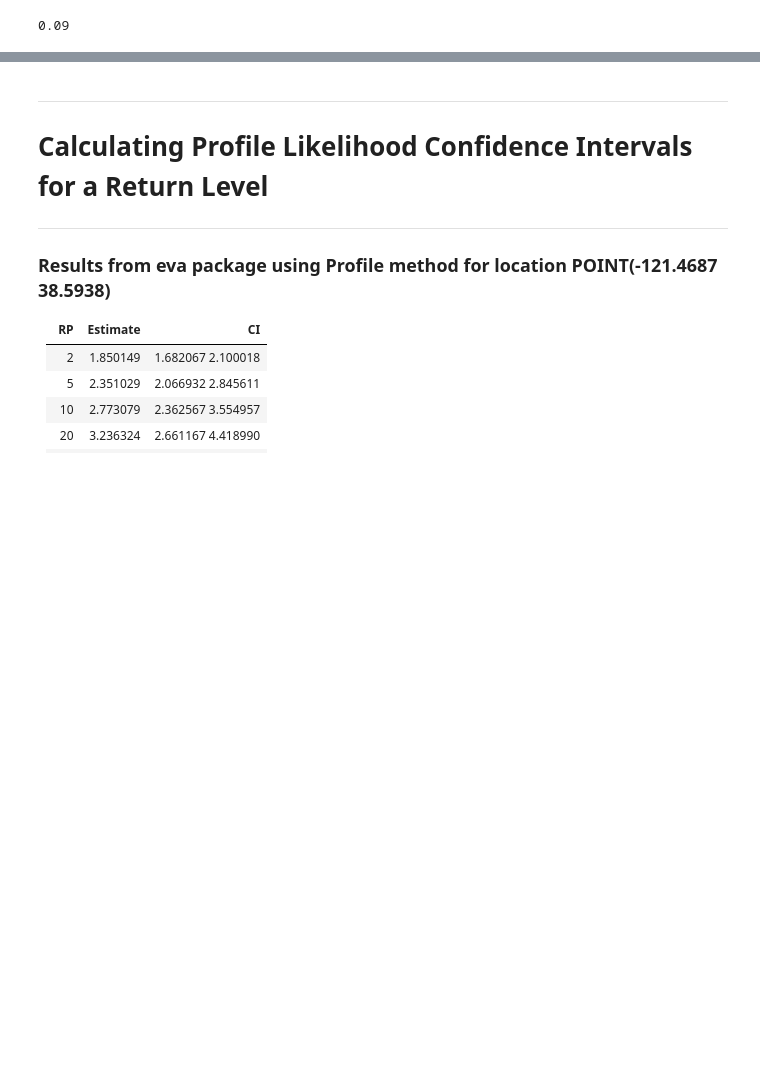
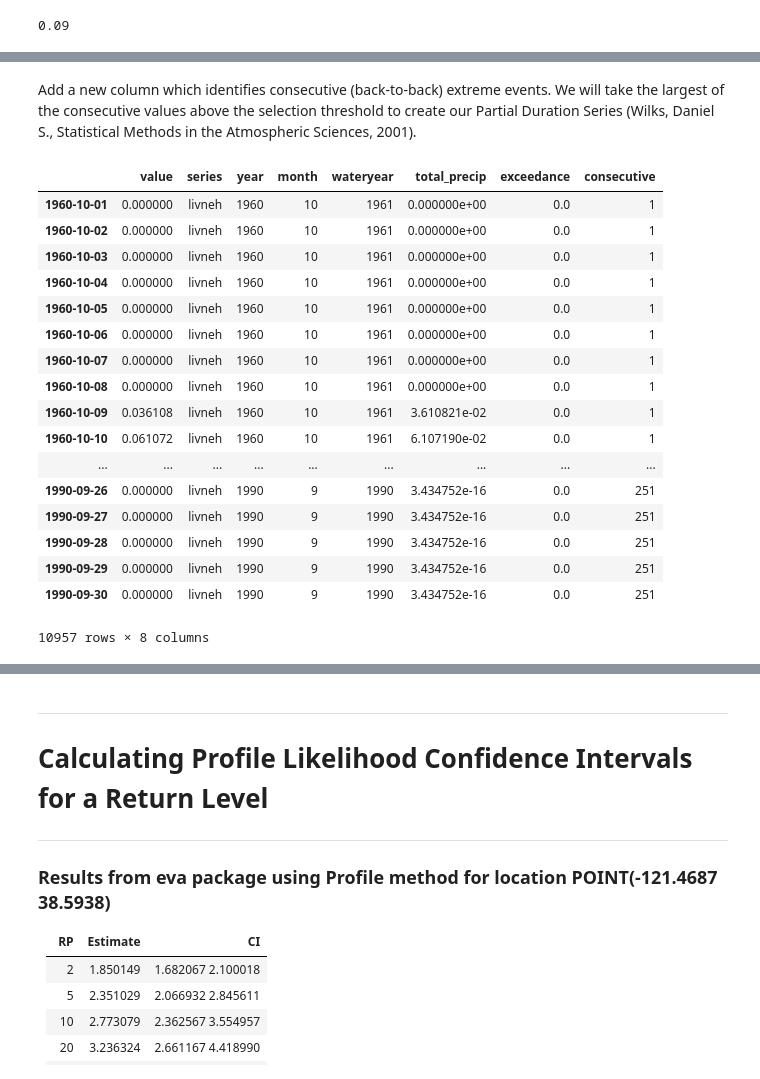
Before and after one commit to berkeley-gif/caladapt-docs, a Jupyter notebook: cookbook/precip_extreme_value_analysis-POT.ipynb, the cells around one changed output, grey strips where cells are left out. Drawn from its saved outputs; the diff is of its cells as text; code cells hidden in the pictures; blank space fills up the shorter version.

```diff
--- a/cookbook/precip_extreme_value_analysis-POT.ipynb
+++ b/cookbook/precip_extreme_value_analysis-POT.ipynb
@@ -184,0 +294,24 @@ baselineDF.loc[baselineDF['value'] > threshold_minAMS].value.plot()
+# %% [markdown]
+Add a new column which identifies consecutive (back-to-back) extreme events. We will take the largest of the consecutive values above the selection threshold to create our Partial Duration Series (Wilks, Daniel S., Statistical Methods in the Atmospheric Sciences, 2001).
+# %%
+baselineDF['consecutive'] = (baselineDF.exceedance.shift(1) != baselineDF.exceedance).astype(int).cumsum()
+baselineDF
+# %% [output]
+|  | value | series | year | month | wateryear | total_precip | exceedance | consecutive |
+| 1960-10-01 | 0.000000 | livneh | 1960 | 10 | 1961 | 0.000000e+00 | 0.0 | 1 |
+| 1960-10-02 | 0.000000 | livneh | 1960 | 10 | 1961 | 0.000000e+00 | 0.0 | 1 |
+| 1960-10-03 | 0.000000 | livneh | 1960 | 10 | 1961 | 0.000000e+00 | 0.0 | 1 |
+| 1960-10-04 | 0.000000 | livneh | 1960 | 10 | 1961 | 0.000000e+00 | 0.0 | 1 |
+| 1960-10-05 | 0.000000 | livneh | 1960 | 10 | 1961 | 0.000000e+00 | 0.0 | 1 |
+| 1960-10-06 | 0.000000 | livneh | 1960 | 10 | 1961 | 0.000000e+00 | 0.0 | 1 |
+| 1960-10-07 | 0.000000 | livneh | 1960 | 10 | 1961 | 0.000000e+00 | 0.0 | 1 |
+| 1960-10-08 | 0.000000 | livneh | 1960 | 10 | 1961 | 0.000000e+00 | 0.0 | 1 |
+| 1960-10-09 | 0.036108 | livneh | 1960 | 10 | 1961 | 3.610821e-02 | 0.0 | 1 |
+| 1960-10-10 | 0.061072 | livneh | 1960 | 10 | 1961 | 6.107190e-02 | 0.0 | 1 |
+| ... | ... | ... | ... | ... | ... | ... | ... | ... |
+| 1990-09-26 | 0.000000 | livneh | 1990 | 9 | 1990 | 3.434752e-16 | 0.0 | 251 |
+| 1990-09-27 | 0.000000 | livneh | 1990 | 9 | 1990 | 3.434752e-16 | 0.0 | 251 |
+| 1990-09-28 | 0.000000 | livneh | 1990 | 9 | 1990 | 3.434752e-16 | 0.0 | 251 |
+| 1990-09-29 | 0.000000 | livneh | 1990 | 9 | 1990 | 3.434752e-16 | 0.0 | 251 |
+| 1990-09-30 | 0.000000 | livneh | 1990 | 9 | 1990 | 3.434752e-16 | 0.0 | 251 |
+10957 rows × 8 columns
```
Also changed, not shown: parts of 28 cells of this notebook.
